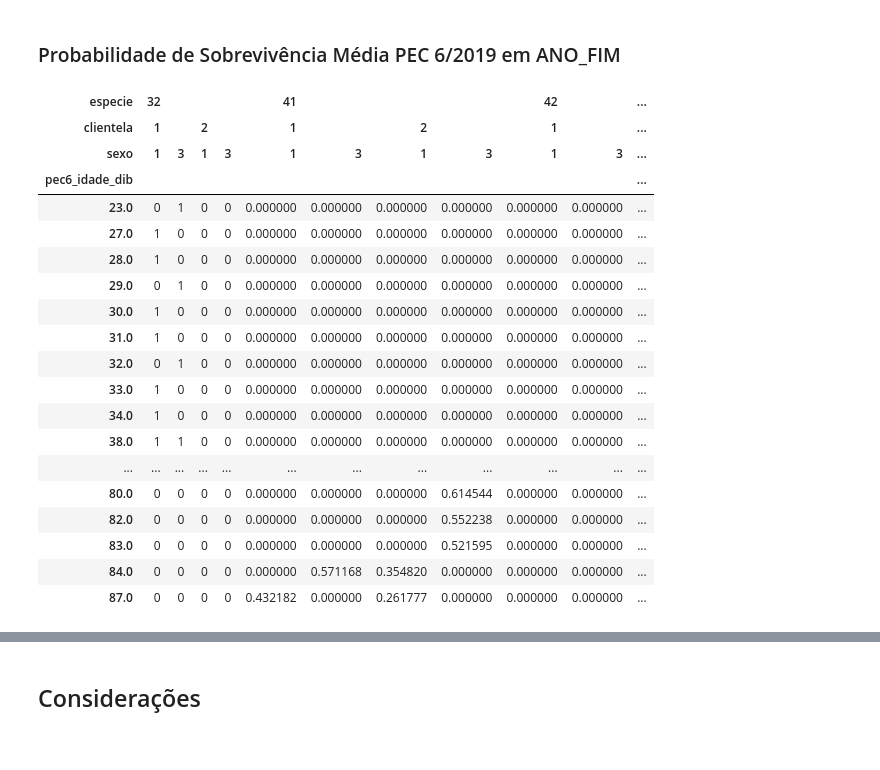
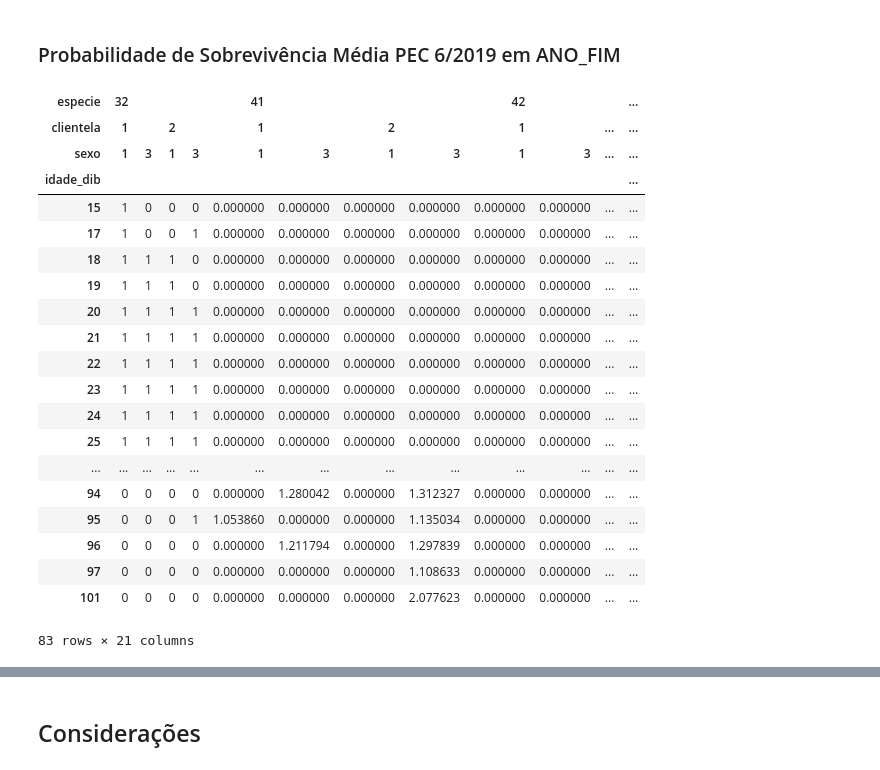
Before and after one commit to andrespp/ds-prev, a Jupyter notebook: analysis/reforma_acct-draft.ipynb, the cells around one changed output, grey strips where cells are left out. Drawn from its saved outputs; the diff is of its cells as text; code cells hidden in the pictures.

```diff
--- a/analysis/reforma_acct-draft.ipynb
+++ b/analysis/reforma_acct-draft.ipynb
@@ -142,0 +170,4 @@ df_rgps
+# %%
+print('ANO FIM = {}'.format(ANO_FIM))
+df = fato_pessoa[['especie','clientela', 'sexo', 'idade_dib', 'pec6_idade_dib','pec6_prob','pec6_gap','pec6_percent']]
+print(df['especie'].unique())
@@ -207,29 +243,30 @@ df_gap
 # %% [markdown]
 ### Probabilidade de Sobrevivência Média PEC 6/2019 em ANO_FIM
 # %%
-df_prob = df.pivot_table(index='pec6_idade_dib', columns=['especie','clientela','sexo'],
+df_prob = df.pivot_table(index='idade_dib', columns=['especie','clientela','sexo'],
                     values='pec6_prob', aggfunc='mean')#.round()
 df_prob.fillna(value=0, inplace=True, downcast='infer')
 #df_prob.to_csv('../sandbox/2016_pec_avgprob_sample.csv')
 df_prob
 # %% [output]
-| especie | 32 |  |  |  | 41 |  |  |  | 42 |  | ... |
-| clientela | 1 |  | 2 |  | 1 |  | 2 |  | 1 |  | ... |
-| sexo | 1 | 3 | 1 | 3 | 1 | 3 | 1 | 3 | 1 | 3 | ... |
-| pec6_idade_dib |  |  |  |  |  |  |  |  |  |  | ... |
-| 23.0 | 0 | 1 | 0 | 0 | 0.000000 | 0.000000 | 0.000000 | 0.000000 | 0.000000 | 0.000000 | ... |
-| 27.0 | 1 | 0 | 0 | 0 | 0.000000 | 0.000000 | 0.000000 | 0.000000 | 0.000000 | 0.000000 | ... |
-| 28.0 | 1 | 0 | 0 | 0 | 0.000000 | 0.000000 | 0.000000 | 0.000000 | 0.000000 | 0.000000 | ... |
-| 29.0 | 0 | 1 | 0 | 0 | 0.000000 | 0.000000 | 0.000000 | 0.000000 | 0.000000 | 0.000000 | ... |
-| 30.0 | 1 | 0 | 0 | 0 | 0.000000 | 0.000000 | 0.000000 | 0.000000 | 0.000000 | 0.000000 | ... |
-| 31.0 | 1 | 0 | 0 | 0 | 0.000000 | 0.000000 | 0.000000 | 0.000000 | 0.000000 | 0.000000 | ... |
-| 32.0 | 0 | 1 | 0 | 0 | 0.000000 | 0.000000 | 0.000000 | 0.000000 | 0.000000 | 0.000000 | ... |
-| 33.0 | 1 | 0 | 0 | 0 | 0.000000 | 0.000000 | 0.000000 | 0.000000 | 0.000000 | 0.000000 | ... |
-| 34.0 | 1 | 0 | 0 | 0 | 0.000000 | 0.000000 | 0.000000 | 0.000000 | 0.000000 | 0.000000 | ... |
-| 38.0 | 1 | 1 | 0 | 0 | 0.000000 | 0.000000 | 0.000000 | 0.000000 | 0.000000 | 0.000000 | ... |
-| ... | ... | ... | ... | ... | ... | ... | ... | ... | ... | ... | ... |
-| 80.0 | 0 | 0 | 0 | 0 | 0.000000 | 0.000000 | 0.000000 | 0.614544 | 0.000000 | 0.000000 | ... |
-| 82.0 | 0 | 0 | 0 | 0 | 0.000000 | 0.000000 | 0.000000 | 0.552238 | 0.000000 | 0.000000 | ... |
-| 83.0 | 0 | 0 | 0 | 0 | 0.000000 | 0.000000 | 0.000000 | 0.521595 | 0.000000 | 0.000000 | ... |
-| 84.0 | 0 | 0 | 0 | 0 | 0.000000 | 0.571168 | 0.354820 | 0.000000 | 0.000000 | 0.000000 | ... |
-| 87.0 | 0 | 0 | 0 | 0 | 0.432182 | 0.000000 | 0.261777 | 0.000000 | 0.000000 | 0.000000 | ... |
+| especie | 32 |  |  |  | 41 |  |  |  | 42 |  |  | ... |
+| clientela | 1 |  | 2 |  | 1 |  | 2 |  | 1 |  | ... | ... |
+| sexo | 1 | 3 | 1 | 3 | 1 | 3 | 1 | 3 | 1 | 3 | ... | ... |
+| idade_dib |  |  |  |  |  |  |  |  |  |  |  | ... |
+| 15 | 1 | 0 | 0 | 0 | 0.000000 | 0.000000 | 0.000000 | 0.000000 | 0.000000 | 0.000000 | ... | ... |
+| 17 | 1 | 0 | 0 | 1 | 0.000000 | 0.000000 | 0.000000 | 0.000000 | 0.000000 | 0.000000 | ... | ... |
+| 18 | 1 | 1 | 1 | 0 | 0.000000 | 0.000000 | 0.000000 | 0.000000 | 0.000000 | 0.000000 | ... | ... |
+| 19 | 1 | 1 | 1 | 0 | 0.000000 | 0.000000 | 0.000000 | 0.000000 | 0.000000 | 0.000000 | ... | ... |
+| 20 | 1 | 1 | 1 | 1 | 0.000000 | 0.000000 | 0.000000 | 0.000000 | 0.000000 | 0.000000 | ... | ... |
+| 21 | 1 | 1 | 1 | 1 | 0.000000 | 0.000000 | 0.000000 | 0.000000 | 0.000000 | 0.000000 | ... | ... |
+| 22 | 1 | 1 | 1 | 1 | 0.000000 | 0.000000 | 0.000000 | 0.000000 | 0.000000 | 0.000000 | ... | ... |
+| 23 | 1 | 1 | 1 | 1 | 0.000000 | 0.000000 | 0.000000 | 0.000000 | 0.000000 | 0.000000 | ... | ... |
+| 24 | 1 | 1 | 1 | 1 | 0.000000 | 0.000000 | 0.000000 | 0.000000 | 0.000000 | 0.000000 | ... | ... |
+| 25 | 1 | 1 | 1 | 1 | 0.000000 | 0.000000 | 0.000000 | 0.000000 | 0.000000 | 0.000000 | ... | ... |
+| ... | ... | ... | ... | ... | ... | ... | ... | ... | ... | ... | ... | ... |
+| 94 | 0 | 0 | 0 | 0 | 0.000000 | 1.280042 | 0.000000 | 1.312327 | 0.000000 | 0.000000 | ... | ... |
+| 95 | 0 | 0 | 0 | 1 | 1.053860 | 0.000000 | 0.000000 | 1.135034 | 0.000000 | 0.000000 | ... | ... |
+| 96 | 0 | 0 | 0 | 0 | 0.000000 | 1.211794 | 0.000000 | 1.297839 | 0.000000 | 0.000000 | ... | ... |
+| 97 | 0 | 0 | 0 | 0 | 0.000000 | 0.000000 | 0.000000 | 1.108633 | 0.000000 | 0.000000 | ... | ... |
+| 101 | 0 | 0 | 0 | 0 | 0.000000 | 0.000000 | 0.000000 | 2.077623 | 0.000000 | 0.000000 | ... | ... |
+83 rows × 21 columns
```
Also changed, not shown: parts of 15 cells of this notebook, 1 other file.
